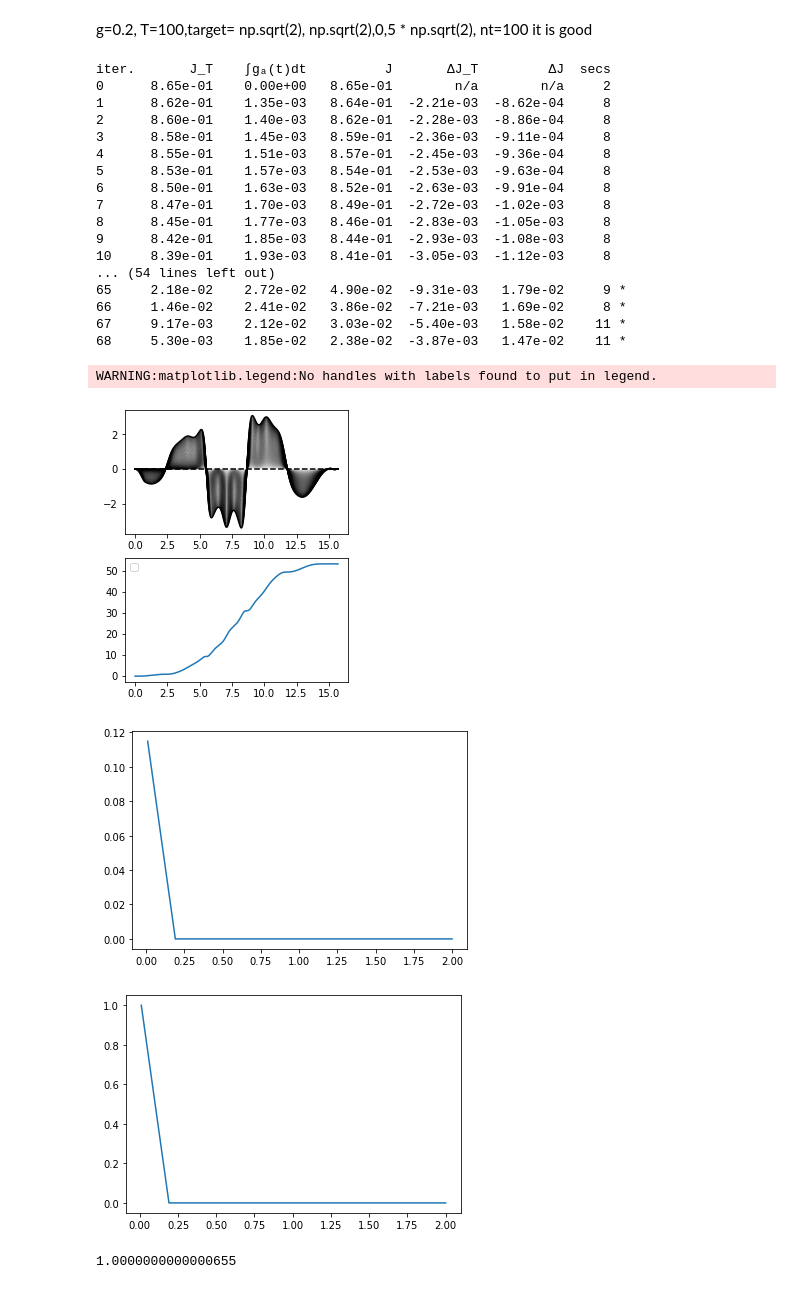
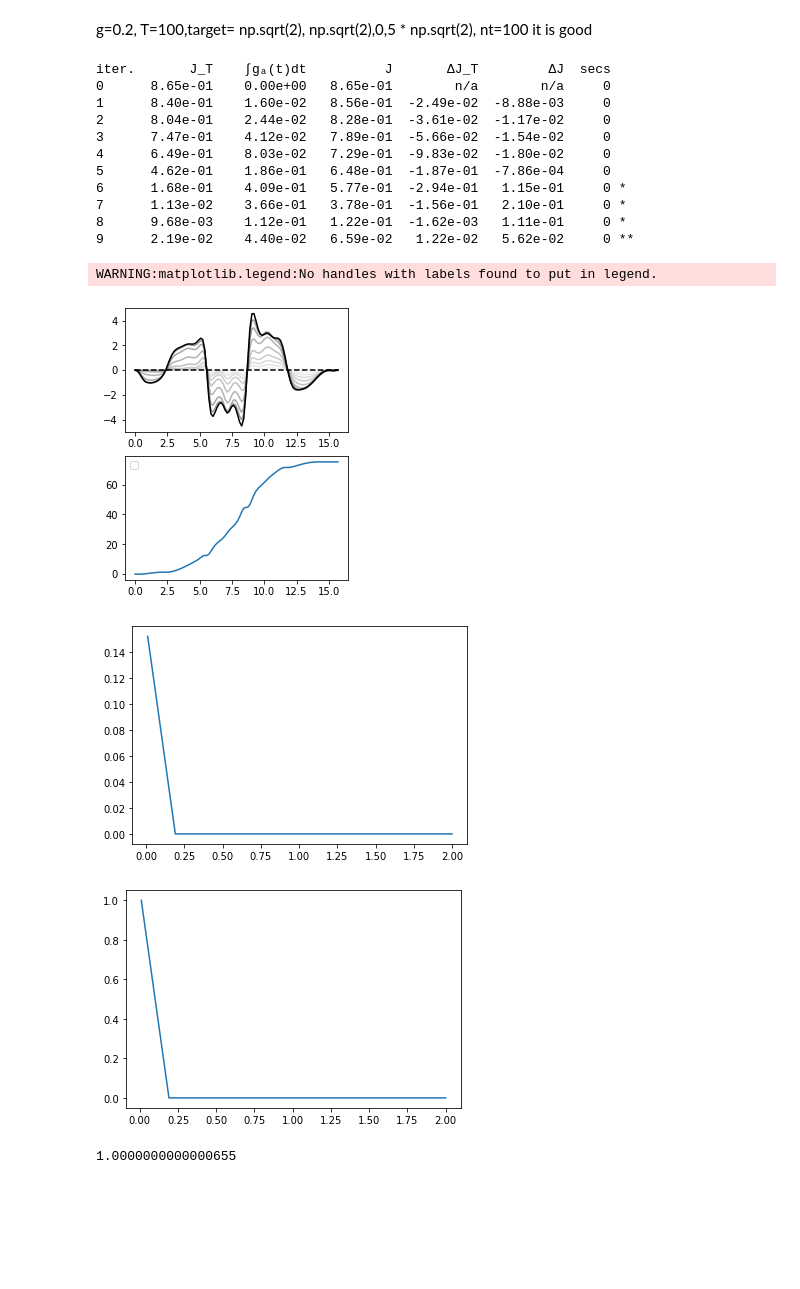
Before and after one commit to gsuarezr/krotov, a Jupyter notebook: Mixed/Linear/Gaussian(dissipation).ipynb, the cells around one changed output. Drawn from its saved outputs; the diff is of its cells as text; code cells hidden in the pictures; blank space fills up the shorter version.

```diff
--- a/Mixed/Linear/Gaussian(dissipation).ipynb
+++ b/Mixed/Linear/Gaussian(dissipation).ipynb
@@ -179,7 +179,7 @@ mu=0.1*omega
 g=0.2*omega
 #ampl0=1
 T=15.71
-nt=1000
+nt=100
 tlist = np.linspace(0,T, nt)
 gamma=0.01*omega
 Temp=np.linspace(0.01,2,12)
@@ -290,10 +290,10 @@ def Ratio(vector,omega):
 power=np.zeros(len(Temp))
 ratio=np.zeros(len(Temp))
 for j in range (0,1):
-    Nb=1/(np.exp(omega/Temp[0])-1)
+    Nb=Temp[0]
     H = hamiltonian(omega,ampl0,mu,g,gamma,Nb)
     pulse_options = {
-        H[1][1]: dict(lambda_a=1, update_shape=S),
+        H[1][1]: dict(lambda_a=0.1, update_shape=S),
 
 
     }
@@ -315,51 +315,45 @@ for j in range (0,1):
     opt_result = krotov.optimize_pulses(
       objectives,
       pulse_options=pulse_options,
       tlist=tlist,
       gamma=(gamma,omega,Nb),
       fieldcoupling=mu,
       propagator=krotov.propagators.expm,
       chi_constructor=krotov.functionals.chis_ss,
       info_hook=krotov.info_hooks.print_table(J_T=krotov.functionals.J_T_ss),
       check_convergence=krotov.convergence.Or(
           krotov.convergence.value_below('9e-3', name='J_T'),
           krotov.convergence.check_monotonic_error,
           #krotov.convergence.check_monotonic_fidelity,
 
       ),
         iter_stop=10000,
         store_all_pulses=True,
         overlap=inte,norm=lambda x: 1
     )
     plot_iterations(opt_result)
     power[j]=Power(opt_result.states,omega,T)
     ratio[j]=Ratio(opt_result.states,omega)
 plt.figure()
 plt.plot(Temp,power)
 plt.figure()
 plt.plot(Temp,ratio)
 plt.show()
 # %% [output]
 iter.       J_T    ∫gₐ(t)dt          J       ΔJ_T         ΔJ  secs
-0      8.65e-01    0.00e+00   8.65e-01        n/a        n/a     2
-1      8.62e-01    1.35e-03   8.64e-01  -2.21e-03  -8.62e-04     8
-2      8.60e-01    1.40e-03   8.62e-01  -2.28e-03  -8.86e-04     8
-3      8.58e-01    1.45e-03   8.59e-01  -2.36e-03  -9.11e-04     8
-4      8.55e-01    1.51e-03   8.57e-01  -2.45e-03  -9.36e-04     8
-5      8.53e-01    1.57e-03   8.54e-01  -2.53e-03  -9.63e-04     8
-6      8.50e-01    1.63e-03   8.52e-01  -2.63e-03  -9.91e-04     8
-7      8.47e-01    1.70e-03   8.49e-01  -2.72e-03  -1.02e-03     8
-8      8.45e-01    1.77e-03   8.46e-01  -2.83e-03  -1.05e-03     8
-9      8.42e-01    1.85e-03   8.44e-01  -2.93e-03  -1.08e-03     8
-10     8.39e-01    1.93e-03   8.41e-01  -3.05e-03  -1.12e-03     8
-... (54 lines left out)
-65     2.18e-02    2.72e-02   4.90e-02  -9.31e-03   1.79e-02     9 *
-66     1.46e-02    2.41e-02   3.86e-02  -7.21e-03   1.69e-02     8 *
-67     9.17e-03    2.12e-02   3.03e-02  -5.40e-03   1.58e-02    11 *
-68     5.30e-03    1.85e-02   2.38e-02  -3.87e-03   1.47e-02    11 *
+0      8.65e-01    0.00e+00   8.65e-01        n/a        n/a     0
+1      8.40e-01    1.60e-02   8.56e-01  -2.49e-02  -8.88e-03     0
+2      8.04e-01    2.44e-02   8.28e-01  -3.61e-02  -1.17e-02     0
+3      7.47e-01    4.12e-02   7.89e-01  -5.66e-02  -1.54e-02     0
+4      6.49e-01    8.03e-02   7.29e-01  -9.83e-02  -1.80e-02     0
+5      4.62e-01    1.86e-01   6.48e-01  -1.87e-01  -7.86e-04     0
+6      1.68e-01    4.09e-01   5.77e-01  -2.94e-01   1.15e-01     0 *
+7      1.13e-02    3.66e-01   3.78e-01  -1.56e-01   2.10e-01     0 *
+8      9.68e-03    1.12e-01   1.22e-01  -1.62e-03   1.11e-01     0 *
+9      2.19e-02    4.40e-02   6.59e-02   1.22e-02   5.62e-02     0 **
 WARNING:matplotlib.legend:No handles with labels found to put in legend.
-[figure, old version]
+[figure, new version]
-[figure, old version]
+[figure, new version]
 [figure]
 # %%
 ratio[0]
```
Also changed, not shown: parts of 1 cell of this notebook, 35 other files.
